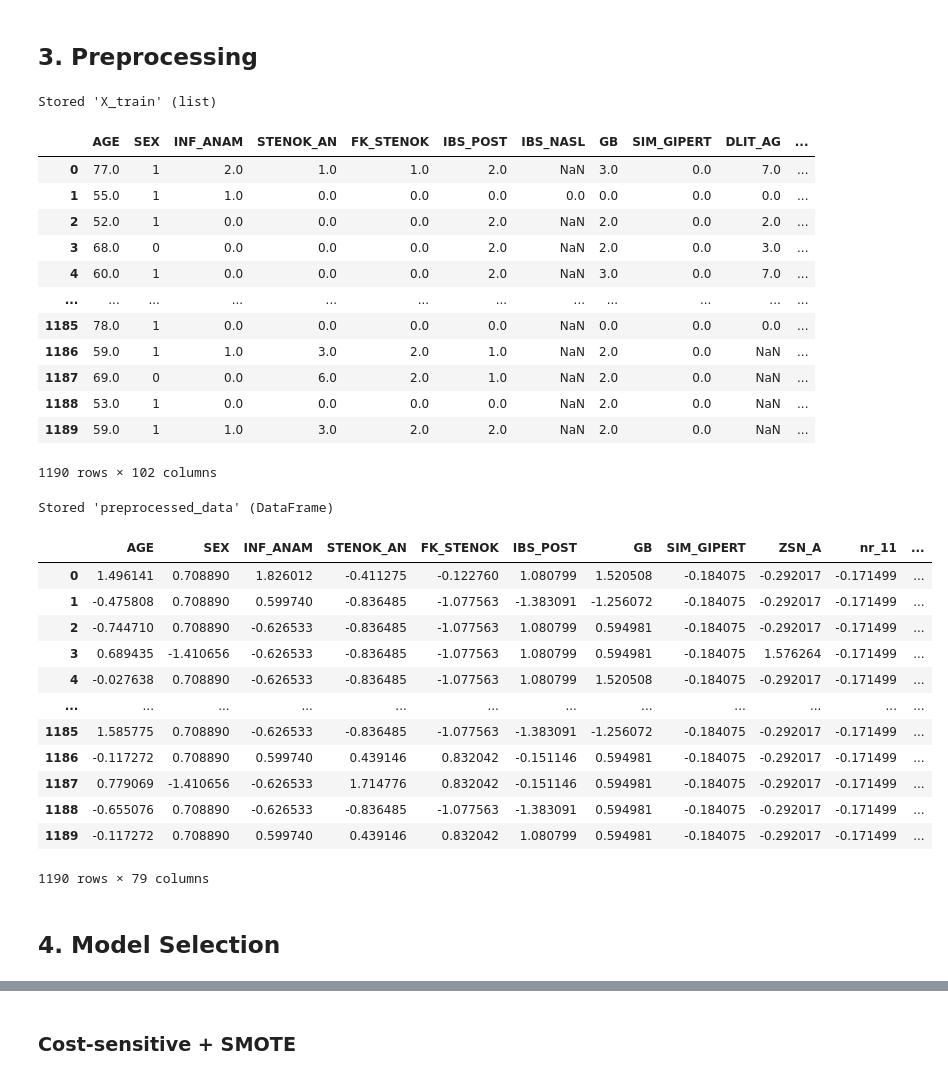
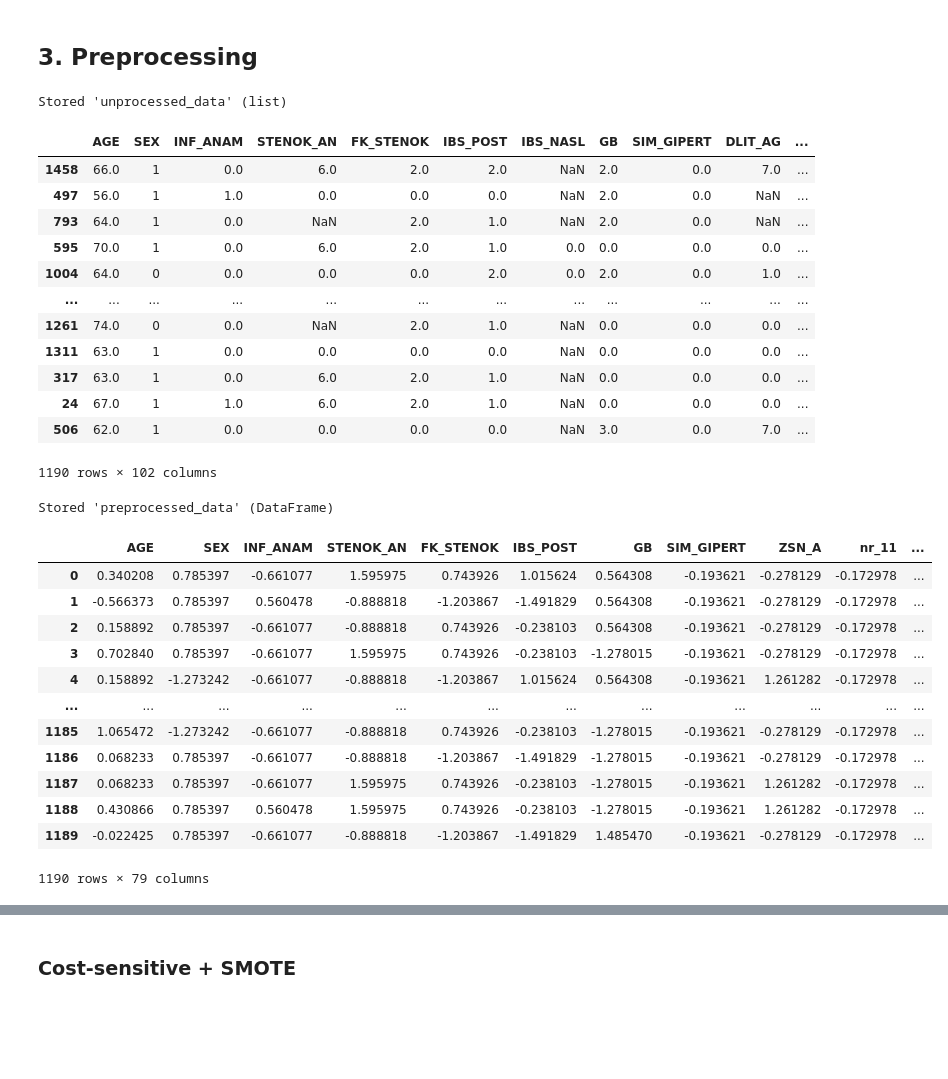
Before and after one commit to danghaidang04/Myocardial_Infraction_Complications_Analysis, a Jupyter notebook: DecisionTree.ipynb, the cells around one changed output, grey strips where cells are left out. Saved outputs shown, nothing was run; the diff lists cells and outputs as text; code cells hidden in the pictures; blank space fills up the shorter version.

```diff
--- a/DecisionTree.ipynb
+++ b/DecisionTree.ipynb
@@ -37,7 +37,7 @@ X = data.iloc[:, 1:112]
 X = X.drop(related_time_features, axis=1)
 y = [data["ZSN"], data["FIBR_PREDS"], data["P_IM_STEN"], data["REC_IM"], data["OTEK_LANC"]]
 
-X_train, X_val, X_test, y_train, y_val, y_test = [], [], [], [], [], []
+X_train, X_test, y_train, y_test = [], [], [], []
 
 # ! Caution
 # i = 0 => ZSN or Chronic heart failure
@@ -49,21 +49,17 @@ X_train, X_val, X_test, y_train, y_val, y_test = [], [], [], [], [], []
 for i in range(len(y)):
     # Separate train/test split for each target variable
     # Split the data into train and temporary sets
-    X_train_i, X_temp_i, y_train_i, y_temp_i = train_test_split(X, y[i], train_size=0.7, random_state=0, shuffle = False)
+    X_train_i, X_test_i, y_train_i, y_test_i = train_test_split(X, y[i], train_size=0.7, random_state=0, stratify=y[i])
 
-    # Split the temporary set into validation and test sets
-    X_val_i, X_test_i, y_val_i, y_test_i = train_test_split(X_temp_i, y_temp_i, train_size=0.5, random_state=0, shuffle = False)
     X_train.append(X_train_i)
-    X_val.append(X_val_i)
     X_test.append(X_test_i)
     y_train.append(y_train_i)
-    y_val.append(y_val_i)
     y_test.append(y_test_i)
 # %%
 # Check the number of samples in each set and print as a table
-results = {"Set": ["Train", "Validation", "Test"]}
+results = {"Set": ["Train", "Test"]}
 for i in range(len(y)):
-    results[f"y{i}"] = [len(y_train[i]), len(y_val[i]), len(y_test[i])]
+    results[f"y{i}"] = [len(y_train[i]), len(y_test[i])]
 results = pd.DataFrame(results)
 results
 # %% [output]
@@ -169,22 +156,24 @@ categorical_features = [x for x in binary_categorical_features if x not in binar
 # %% [markdown]
 ## 3. Preprocessing
 # %%
-%store X_train
-X_train[0]
+import copy
+unprocessed_data = X_train
+%store unprocessed_data
+unprocessed_data[0]
 # %% [output]
-Stored 'X_train' (list)
+Stored 'unprocessed_data' (list)
 |  | AGE | SEX | INF_ANAM | STENOK_AN | FK_STENOK | IBS_POST | IBS_NASL | GB | SIM_GIPERT | DLIT_AG | ... |
-| 0 | 77.0 | 1 | 2.0 | 1.0 | 1.0 | 2.0 | NaN | 3.0 | 0.0 | 7.0 | ... |
-| 1 | 55.0 | 1 | 1.0 | 0.0 | 0.0 | 0.0 | 0.0 | 0.0 | 0.0 | 0.0 | ... |
-| 2 | 52.0 | 1 | 0.0 | 0.0 | 0.0 | 2.0 | NaN | 2.0 | 0.0 | 2.0 | ... |
-| 3 | 68.0 | 0 | 0.0 | 0.0 | 0.0 | 2.0 | NaN | 2.0 | 0.0 | 3.0 | ... |
-| 4 | 60.0 | 1 | 0.0 | 0.0 | 0.0 | 2.0 | NaN | 3.0 | 0.0 | 7.0 | ... |
+| 1458 | 66.0 | 1 | 0.0 | 6.0 | 2.0 | 2.0 | NaN | 2.0 | 0.0 | 7.0 | ... |
+| 497 | 56.0 | 1 | 1.0 | 0.0 | 0.0 | 0.0 | NaN | 2.0 | 0.0 | NaN | ... |
+| 793 | 64.0 | 1 | 0.0 | NaN | 2.0 | 1.0 | NaN | 2.0 | 0.0 | NaN | ... |
+| 595 | 70.0 | 1 | 0.0 | 6.0 | 2.0 | 1.0 | 0.0 | 0.0 | 0.0 | 0.0 | ... |
+| 1004 | 64.0 | 0 | 0.0 | 0.0 | 0.0 | 2.0 | 0.0 | 2.0 | 0.0 | 1.0 | ... |
 | ... | ... | ... | ... | ... | ... | ... | ... | ... | ... | ... | ... |
-| 1185 | 78.0 | 1 | 0.0 | 0.0 | 0.0 | 0.0 | NaN | 0.0 | 0.0 | 0.0 | ... |
-| 1186 | 59.0 | 1 | 1.0 | 3.0 | 2.0 | 1.0 | NaN | 2.0 | 0.0 | NaN | ... |
-| 1187 | 69.0 | 0 | 0.0 | 6.0 | 2.0 | 1.0 | NaN | 2.0 | 0.0 | NaN | ... |
-| 1188 | 53.0 | 1 | 0.0 | 0.0 | 0.0 | 0.0 | NaN | 2.0 | 0.0 | NaN | ... |
-| 1189 | 59.0 | 1 | 1.0 | 3.0 | 2.0 | 2.0 | NaN | 2.0 | 0.0 | NaN | ... |
+| 1261 | 74.0 | 0 | 0.0 | NaN | 2.0 | 1.0 | NaN | 0.0 | 0.0 | 0.0 | ... |
+| 1311 | 63.0 | 1 | 0.0 | 0.0 | 0.0 | 0.0 | NaN | 0.0 | 0.0 | 0.0 | ... |
+| 317 | 63.0 | 1 | 0.0 | 6.0 | 2.0 | 1.0 | NaN | 0.0 | 0.0 | 0.0 | ... |
+| 24 | 67.0 | 1 | 1.0 | 6.0 | 2.0 | 1.0 | NaN | 0.0 | 0.0 | 0.0 | ... |
+| 506 | 62.0 | 1 | 0.0 | 0.0 | 0.0 | 0.0 | NaN | 3.0 | 0.0 | 7.0 | ... |
 1190 rows × 102 columns
 # %%
 from sklearn.base import BaseEstimator, TransformerMixin
@@ -312,45 +303,42 @@ def impute_by_type(X, continuous_features=None, categorical_features=None, binar
 # %%
 from sklearn.pipeline import Pipeline
 from sklearn.preprocessing import StandardScaler
 from sklearn.preprocessing import FunctionTransformer
 
 # Define dropper pipeline
 dropper = Pipeline(steps=[
     ('column_dropper', ColumnDropper(threshold=100)),
     ('row_dropper', RowDropper(threshold=100))
 ])
 
 # Define preprocessing pipeline
 preprocessing_pipeline = Pipeline(steps=[
     ('dropper', dropper),
     ('outliers_clipper',OutliersHandler(coefficient=1.5)),
-    ('imputation', FunctionTransformer(impute_by_type, kw_args={"continuous_features":continuous_features, "binary_categorical_features": binary_categorical_features })),  # Fill missing values using mean
+    ('imputation', FunctionTransformer(impute_by_type, kw_args={"continuous_features":continuous_features, "binary_features": binary_features, "categorical_features": categorical_features })),  # Fill missing values using mean/mode
     ('scaling', StandardScaler())  # Standardize features by removing the mean and scaling to unit variance
 ])
 
 # Apply the preprocessing pipeline to each set
 for i in range(len(y)):
     X_train[i] = preprocessing_pipeline.fit_transform(X_train[i])
-    X_val[i] = preprocessing_pipeline.transform(X_val[i])
     X_test[i] = preprocessing_pipeline.transform(X_test[i])
 
 preprocessed_data = pd.DataFrame(data=X_train[0], columns=X_keep)
 %store preprocessed_data
 preprocessed_data
 # %% [output]
 Stored 'preprocessed_data' (DataFrame)
 |  | AGE | SEX | INF_ANAM | STENOK_AN | FK_STENOK | IBS_POST | GB | SIM_GIPERT | ZSN_A | nr_11 | ... |
-| 0 | 1.496141 | 0.708890 | 1.826012 | -0.411275 | -0.122760 | 1.080799 | 1.520508 | -0.184075 | -0.292017 | -0.171499 | ... |
-| 1 | -0.475808 | 0.708890 | 0.599740 | -0.836485 | -1.077563 | -1.383091 | -1.256072 | -0.184075 | -0.292017 | -0.171499 | ... |
-| 2 | -0.744710 | 0.708890 | -0.626533 | -0.836485 | -1.077563 | 1.080799 | 0.594981 | -0.184075 | -0.292017 | -0.171499 | ... |
-| 3 | 0.689435 | -1.410656 | -0.626533 | -0.836485 | -1.077563 | 1.080799 | 0.594981 | -0.184075 | 1.576264 | -0.171499 | ... |
-| 4 | -0.027638 | 0.708890 | -0.626533 | -0.836485 | -1.077563 | 1.080799 | 1.520508 | -0.184075 | -0.292017 | -0.171499 | ... |
+| 0 | 0.340208 | 0.785397 | -0.661077 | 1.595975 | 0.743926 | 1.015624 | 0.564308 | -0.193621 | -0.278129 | -0.172978 | ... |
+| 1 | -0.566373 | 0.785397 | 0.560478 | -0.888818 | -1.203867 | -1.491829 | 0.564308 | -0.193621 | -0.278129 | -0.172978 | ... |
+| 2 | 0.158892 | 0.785397 | -0.661077 | -0.888818 | 0.743926 | -0.238103 | 0.564308 | -0.193621 | -0.278129 | -0.172978 | ... |
+| 3 | 0.702840 | 0.785397 | -0.661077 | 1.595975 | 0.743926 | -0.238103 | -1.278015 | -0.193621 | -0.278129 | -0.172978 | ... |
+| 4 | 0.158892 | -1.273242 | -0.661077 | -0.888818 | -1.203867 | 1.015624 | 0.564308 | -0.193621 | 1.261282 | -0.172978 | ... |
 | ... | ... | ... | ... | ... | ... | ... | ... | ... | ... | ... | ... |
-| 1185 | 1.585775 | 0.708890 | -0.626533 | -0.836485 | -1.077563 | -1.383091 | -1.256072 | -0.184075 | -0.292017 | -0.171499 | ... |
-| 1186 | -0.117272 | 0.708890 | 0.599740 | 0.439146 | 0.832042 | -0.151146 | 0.594981 | -0.184075 | -0.292017 | -0.171499 | ... |
-| 1187 | 0.779069 | -1.410656 | -0.626533 | 1.714776 | 0.832042 | -0.151146 | 0.594981 | -0.184075 | -0.292017 | -0.171499 | ... |
-| 1188 | -0.655076 | 0.708890 | -0.626533 | -0.836485 | -1.077563 | -1.383091 | 0.594981 | -0.184075 | -0.292017 | -0.171499 | ... |
-| 1189 | -0.117272 | 0.708890 | 0.599740 | 0.439146 | 0.832042 | 1.080799 | 0.594981 | -0.184075 | -0.292017 | -0.171499 | ... |
+| 1185 | 1.065472 | -1.273242 | -0.661077 | -0.888818 | 0.743926 | -0.238103 | -1.278015 | -0.193621 | -0.278129 | -0.172978 | ... |
+| 1186 | 0.068233 | 0.785397 | -0.661077 | -0.888818 | -1.203867 | -1.491829 | -1.278015 | -0.193621 | -0.278129 | -0.172978 | ... |
+| 1187 | 0.068233 | 0.785397 | -0.661077 | 1.595975 | 0.743926 | -0.238103 | -1.278015 | -0.193621 | 1.261282 | -0.172978 | ... |
+| 1188 | 0.430866 | 0.785397 | 0.560478 | 1.595975 | 0.743926 | -0.238103 | -1.278015 | -0.193621 | 1.261282 | -0.172978 | ... |
+| 1189 | -0.022425 | 0.785397 | -0.661077 | -0.888818 | -1.203867 | -1.491829 | 1.485470 | -0.193621 | -0.278129 | -0.172978 | ... |
 1190 rows × 79 columns
-# %% [markdown]
-## 4. Model Selection
```
Also changed, not shown: parts of 77 cells of this notebook.
